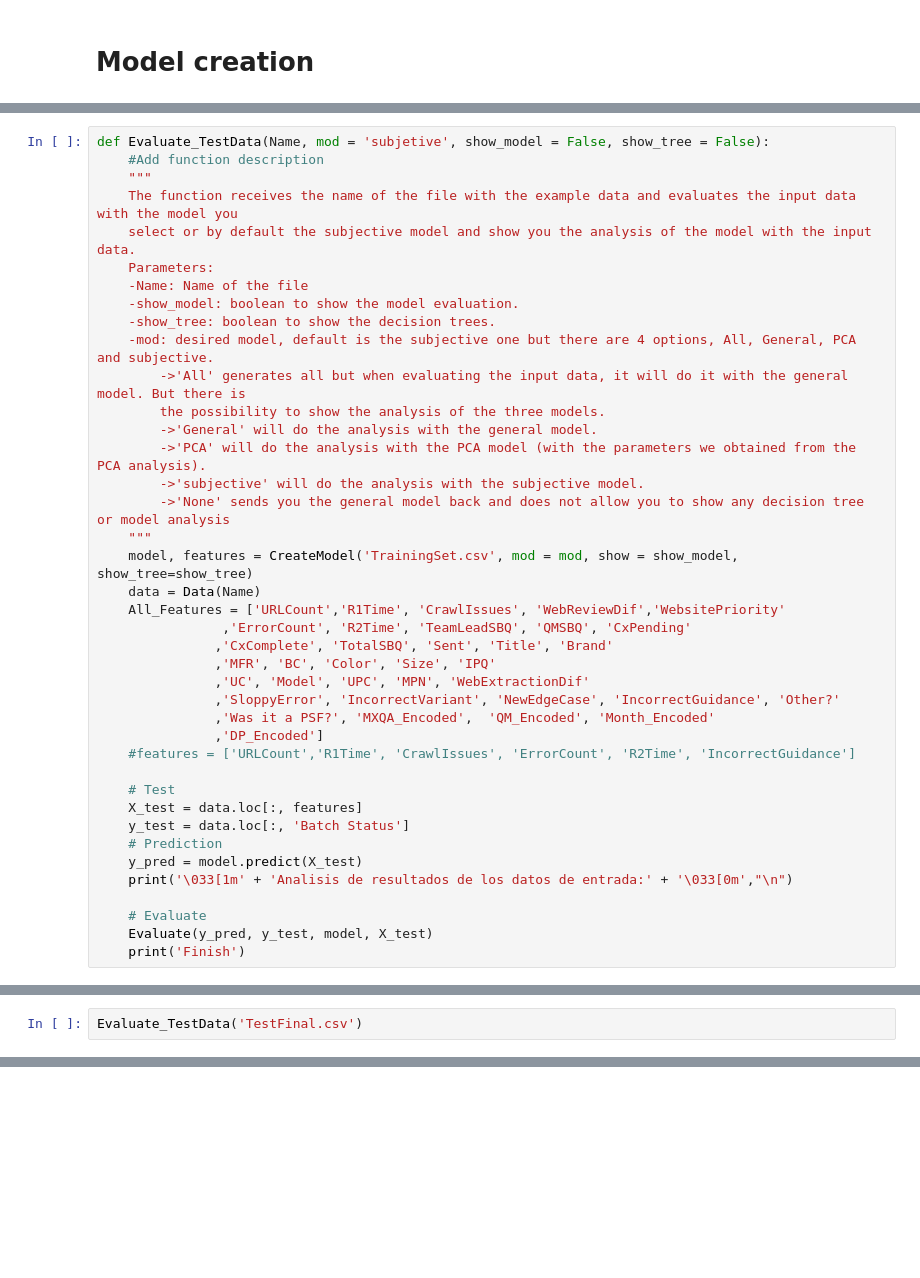
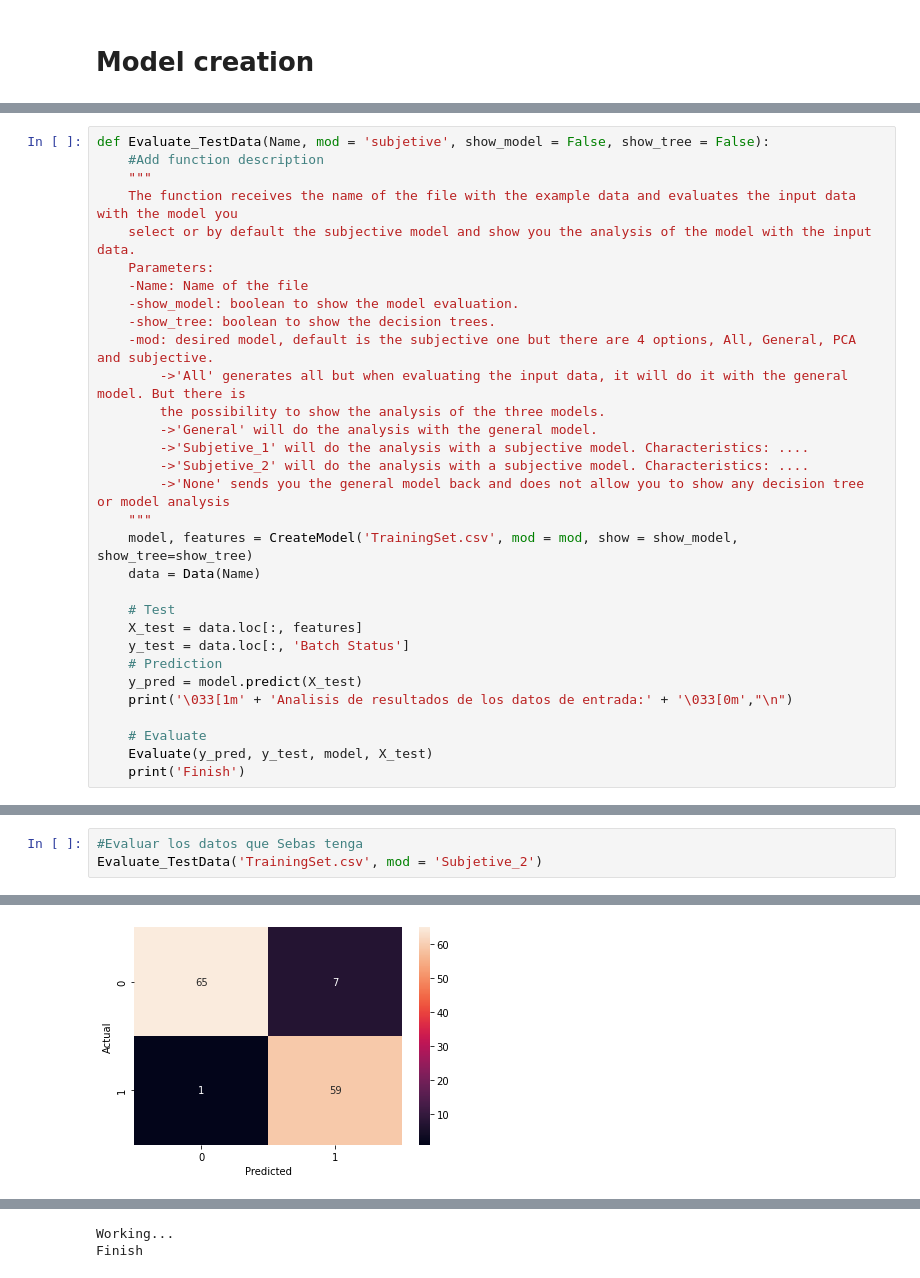
Before and after one commit to Yumil22/Curso_Python, a Jupyter notebook: Final_DecisionTree_Team.ipynb, the cells around one changed output, grey strips where cells are left out. Cells and saved outputs as stored; diff of their text form; blank space fills up the shorter version.

```diff
--- a/Final_DecisionTree_Team.ipynb
+++ b/Final_DecisionTree_Team.ipynb
@@ -376,21 +401,12 @@ def Evaluate_TestData(Name, mod = 'subjetive', show_model = False, show_tree = F
         ->'All' generates all but when evaluating the input data, it will do it with the general model. But there is
         the possibility to show the analysis of the three models.
         ->'General' will do the analysis with the general model.
-        ->'PCA' will do the analysis with the PCA model (with the parameters we obtained from the PCA analysis).
-        ->'subjective' will do the analysis with the subjective model.
+        ->'Subjetive_1' will do the analysis with a subjective model. Characteristics: ....
+        ->'Subjetive_2' will do the analysis with a subjective model. Characteristics: ....
         ->'None' sends you the general model back and does not allow you to show any decision tree or model analysis
     """
     model, features = CreateModel('TrainingSet.csv', mod = mod, show = show_model, show_tree=show_tree)
     data = Data(Name)
-    All_Features = ['URLCount','R1Time', 'CrawlIssues', 'WebReviewDif','WebsitePriority'
-                ,'ErrorCount', 'R2Time', 'TeamLeadSBQ', 'QMSBQ', 'CxPending'
-               ,'CxComplete', 'TotalSBQ', 'Sent', 'Title', 'Brand'
-               ,'MFR', 'BC', 'Color', 'Size', 'IPQ'
-               ,'UC', 'Model', 'UPC', 'MPN', 'WebExtractionDif'
-               ,'SloppyError', 'IncorrectVariant', 'NewEdgeCase', 'IncorrectGuidance', 'Other?'
-               ,'Was it a PSF?', 'MXQA_Encoded',  'QM_Encoded', 'Month_Encoded'
-               ,'DP_Encoded']
-    #features = ['URLCount','R1Time', 'CrawlIssues', 'ErrorCount', 'R2Time', 'IncorrectGuidance']
 
     # Test
     X_test = data.loc[:, features]
@@ -445,2 +424,4 @@ Finish
-# %%
-Evaluate_TestData('TestFinal.csv')
+# %%
+#Evaluar los datos que Sebas tenga
+Evaluate_TestData('TrainingSet.csv', mod = 'Subjetive_2')
+# %% [output]
@@ -446,0 +445 @@ Evaluate_TestData('TestFinal.csv')
+[figure, added]
@@ -446,0 +464,2 @@ Evaluate_TestData('TestFinal.csv')
+Working...
+Finish
```
Also changed, not shown: parts of 14 cells of this notebook, 7 other files.
